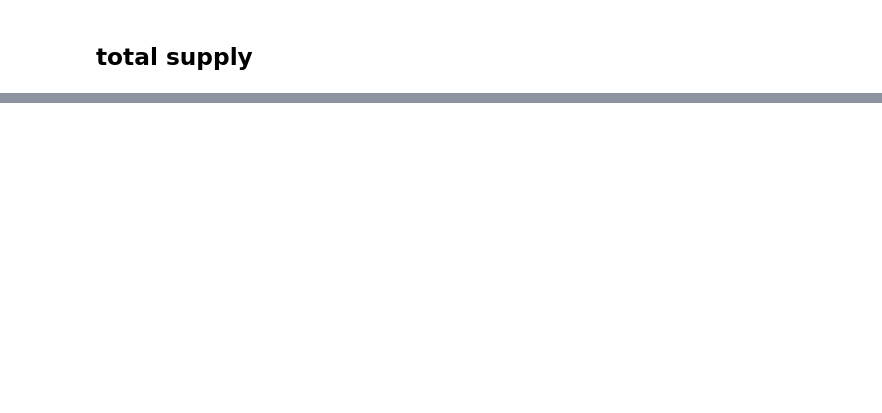
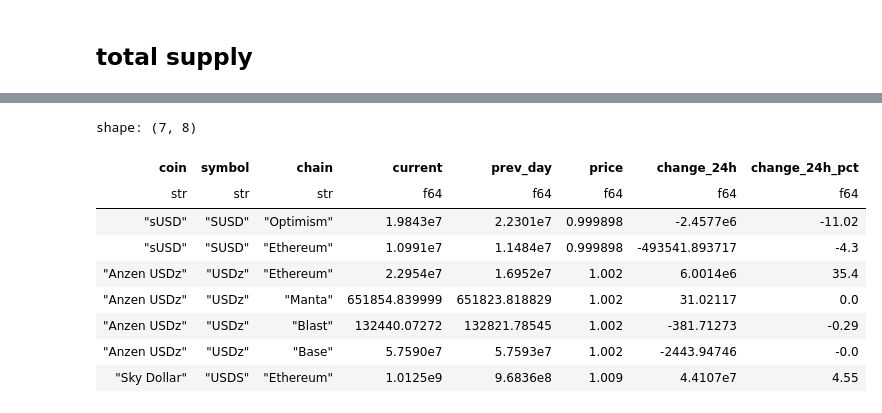
Before and after one commit to gnart33/stables, a Jupyter notebook: stables.ipynb, the cells around one changed output, grey strips where cells are left out. Saved outputs shown, nothing was run; the diff lists cells and outputs as text; code cells hidden in the pictures; blank space fills up the shorter version.

```diff
--- a/stables.ipynb
+++ b/stables.ipynb
@@ -74,0 +153,5 @@ shape: (7, 2)
+# %%
+ll = df_total_supply.filter(
+    (abs(pl.col('change_24h')) > 1e6)
+    & (abs(pl.col('change_24h_pct')) > 4.5)
+)['name'].to_list()
@@ -74,0 +180,16 @@ shape: (7, 2)
+# %%
+df_chains.filter(
+    pl.col('coin').is_in(ll)
+    & (pl.col('change_24h') != 0.0)
+)#.sort('change_24h_pct', descending=True)
+# %% [output]
+shape: (7, 8)
+| coin | symbol | chain | current | prev_day | price | change_24h | change_24h_pct |
+| str | str | str | f64 | f64 | f64 | f64 | f64 |
+| "sUSD" | "SUSD" | "Optimism" | 1.9843e7 | 2.2301e7 | 0.999898 | -2.4577e6 | -11.02 |
+| "sUSD" | "SUSD" | "Ethereum" | 1.0991e7 | 1.1484e7 | 0.999898 | -493541.893717 | -4.3 |
+| "Anzen USDz" | "USDz" | "Ethereum" | 2.2954e7 | 1.6952e7 | 1.002 | 6.0014e6 | 35.4 |
+| "Anzen USDz" | "USDz" | "Manta" | 651854.839999 | 651823.818829 | 1.002 | 31.02117 | 0.0 |
+| "Anzen USDz" | "USDz" | "Blast" | 132440.07272 | 132821.78545 | 1.002 | -381.71273 | -0.29 |
+| "Anzen USDz" | "USDz" | "Base" | 5.7590e7 | 5.7593e7 | 1.002 | -2443.94746 | -0.0 |
+| "Sky Dollar" | "USDS" | "Ethereum" | 1.0125e9 | 9.6836e8 | 1.009 | 4.4107e7 | 4.55 |
```
Also changed, not shown: parts of 14 cells of this notebook, 2 other files.
